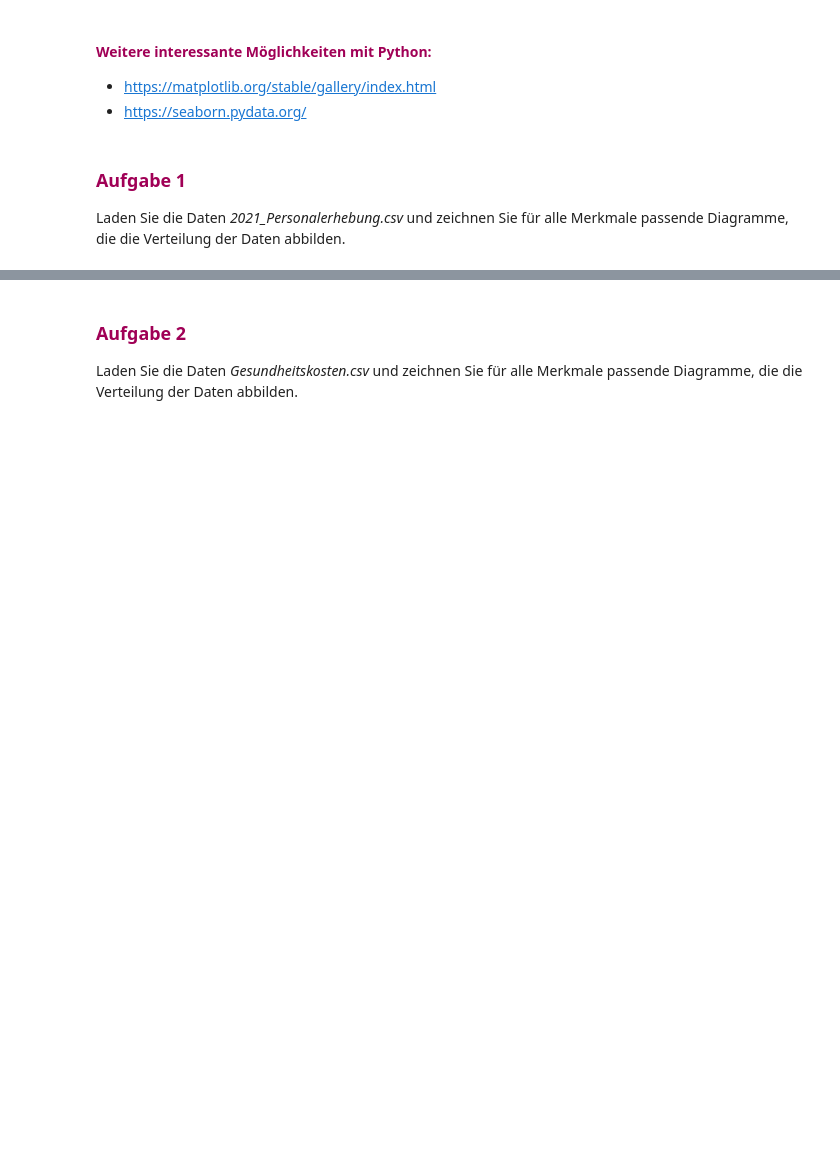
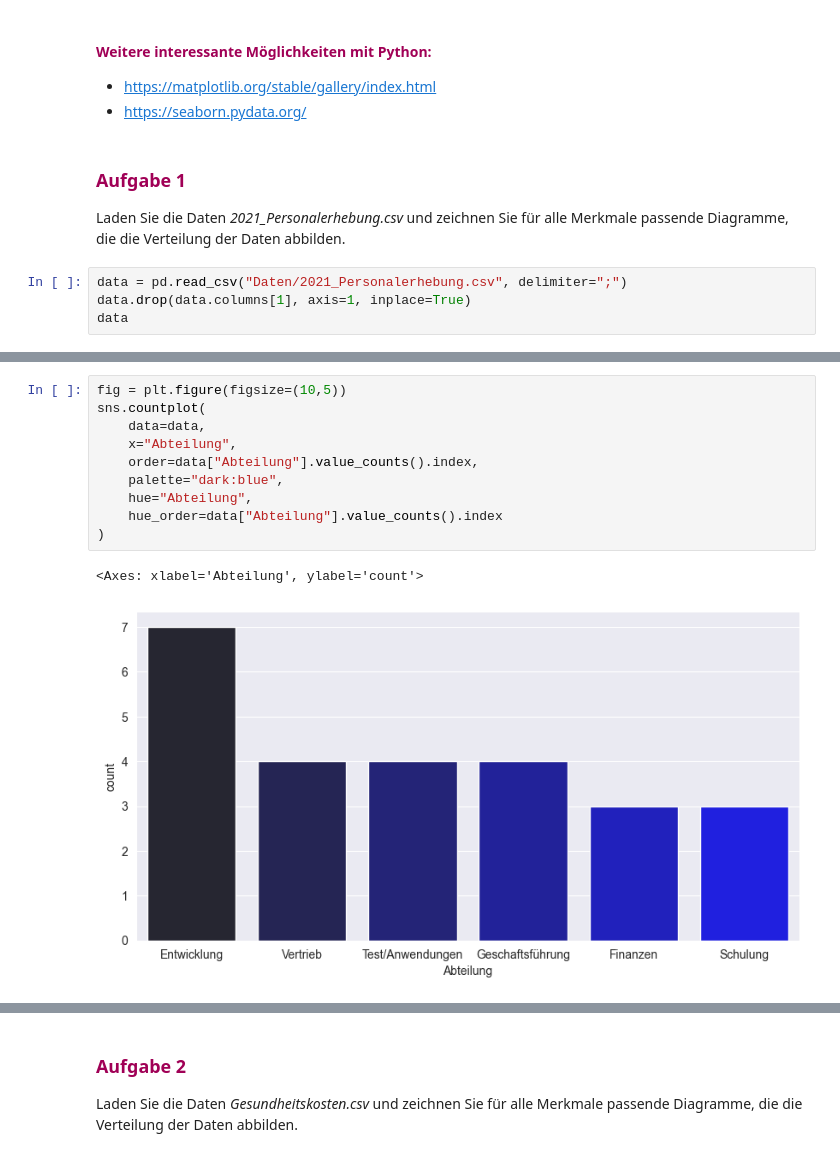
Before and after one commit to linomeyer/HSLU-ASTAT, a Jupyter notebook: SW03/SW03.ipynb, the cells around one changed output, grey strips where cells are left out. Drawn from its saved outputs; the diff is of its cells as text; blank space fills up the shorter version.

```diff
--- a/SW03/SW03.ipynb
+++ b/SW03/SW03.ipynb
@@ -192,3 +192,7 @@ sns.barplot(data=gla_cities,x="Population (M)",y="Country",hue="City Size",error
 ### <span style="color:rgb(160,0,86)">Aufgabe 1</span>
 
 Laden Sie die Daten *2021_Personalerhebung.csv* und zeichnen Sie für alle Merkmale passende Diagramme, die die Verteilung der Daten abbilden.
+# %%
+data = pd.read_csv("Daten/2021_Personalerhebung.csv", delimiter=";")
+data.drop(data.columns[1], axis=1, inplace=True)
+data
@@ -194,0 +217,13 @@ Laden Sie die Daten *2021_Personalerhebung.csv* und zeichnen Sie für alle Merkm
+# %%
+fig = plt.figure(figsize=(10,5))
+sns.countplot(
+    data=data,
+    x="Abteilung",
+    order=data["Abteilung"].value_counts().index,
+    palette="dark:blue",
+    hue="Abteilung",
+    hue_order=data["Abteilung"].value_counts().index
+)
+# %% [output]
+<Axes: xlabel='Abteilung', ylabel='count'>
+[figure, added]
```
Also changed, not shown: parts of 14 cells of this notebook, 1 other file.
